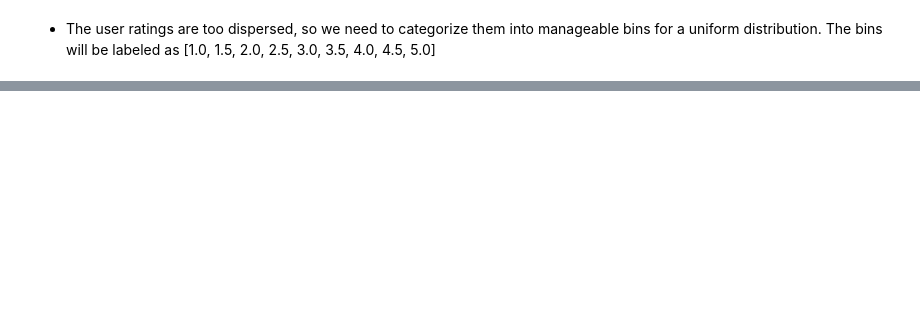
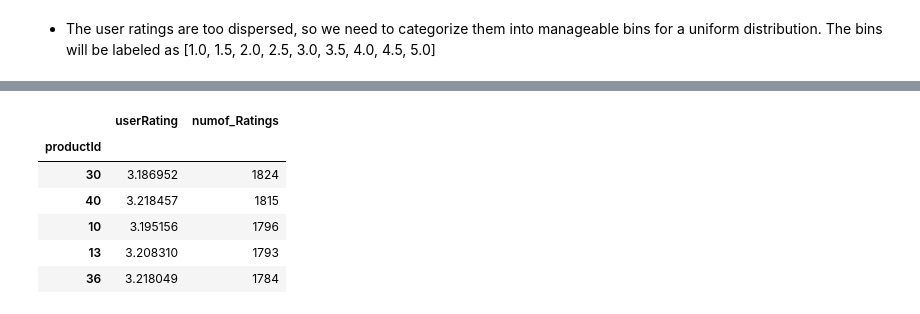
Before and after one commit to karma-gits/springboard, a Jupyter notebook: capstone two/2. EDA.ipynb, the cells around one changed output, grey strips where cells are left out. Drawn from its saved outputs; the diff is of its cells as text; code cells hidden in the pictures; blank space fills up the shorter version.

```diff
--- a/capstone two/2. EDA.ipynb
+++ b/capstone two/2. EDA.ipynb
@@ -143,0 +142,11 @@ sorted(df['newRating'].unique())
+# %%
+ratings['numof_Ratings'] = pd.DataFrame(df.groupby(['productId'])['userRating'].count())
+ratings.sort_values('numof_Ratings',ascending=False).head()
+# %% [output]
+|  | userRating | numof_Ratings |
+| productId |  |  |
+| 30 | 3.186952 | 1824 |
+| 40 | 3.218457 | 1815 |
+| 10 | 3.195156 | 1796 |
+| 13 | 3.208310 | 1793 |
+| 36 | 3.218049 | 1784 |
```
Also changed, not shown: parts of 4 cells of this notebook.
